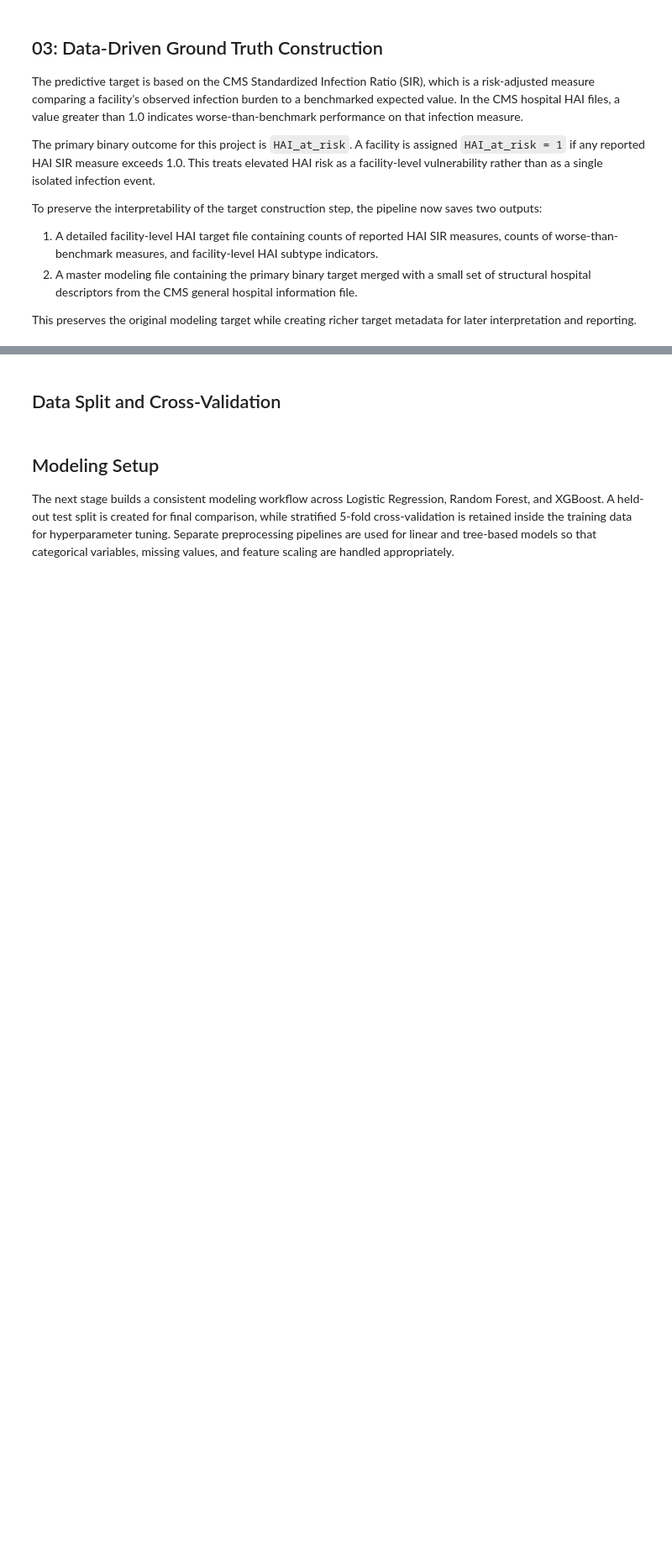
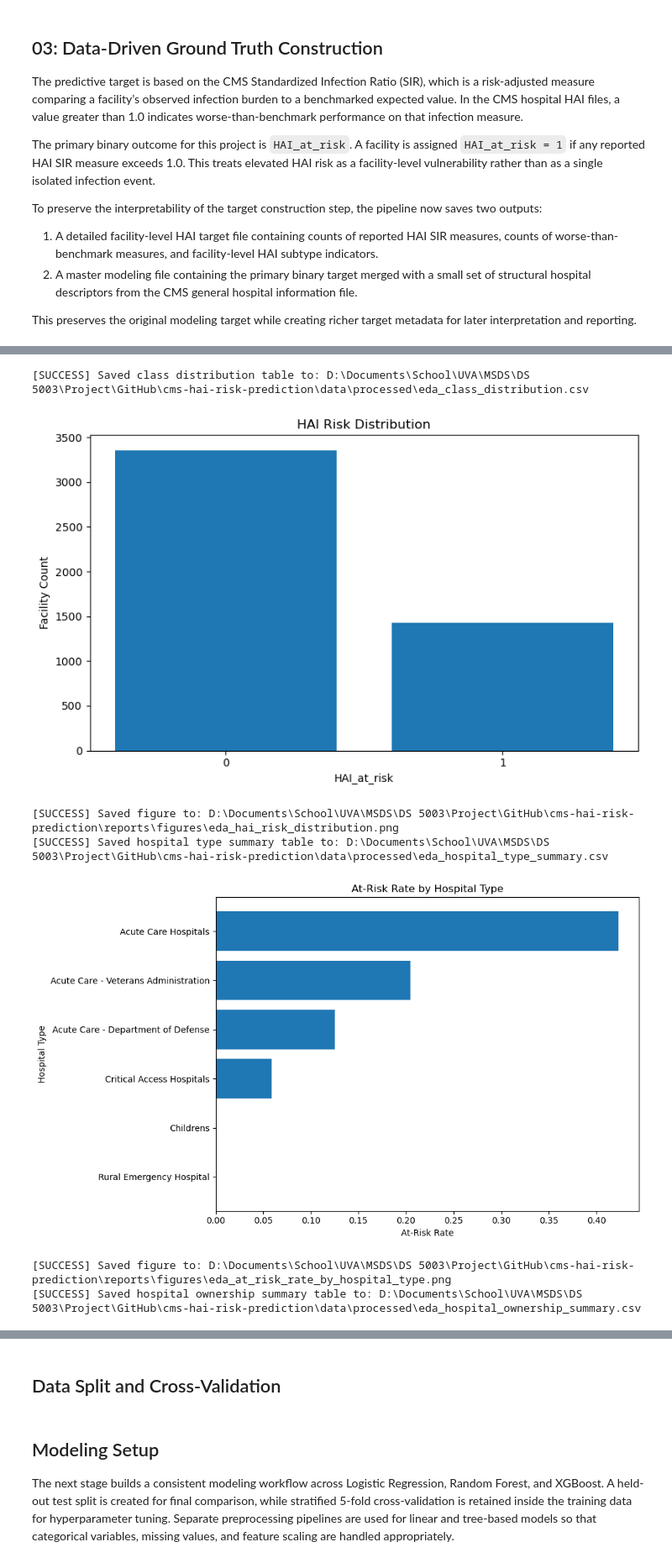
Before and after one commit to Rjashby1/cms-hai-risk-prediction, a Jupyter notebook: code/main_pipeline.ipynb, the cells around one changed output, grey strips where cells are left out. Shown at 84% size. Saved outputs shown, nothing was run; the diff lists cells and outputs as text; code cells hidden in the pictures; blank space fills up the shorter version.

```diff
--- a/code/main_pipeline.ipynb
+++ b/code/main_pipeline.ipynb
@@ -151,5 +177,16 @@ Visualizing the risk distribution across the dataset.
 # %%
 step_04 = importlib.import_module("04_data_analysis")
+importlib.reload(step_04)
 
-if 'master_data' in locals():
-    step_04.run_eda()
+if "master_data" in locals():
+    eda_outputs = step_04.run_eda()
+else:
+    print("master_data not found. Run Step 03 first.")
+# %% [output]
+[SUCCESS] Saved class distribution table to: D:\Documents\School\UVA\MSDS\DS 5003\Project\GitHub\cms-hai-risk-prediction\data\processed\eda_class_distribution.csv
+[figure, added]
+[SUCCESS] Saved figure to: D:\Documents\School\UVA\MSDS\DS 5003\Project\GitHub\cms-hai-risk-prediction\reports\figures\eda_hai_risk_distribution.png
+[SUCCESS] Saved hospital type summary table to: D:\Documents\School\UVA\MSDS\DS 5003\Project\GitHub\cms-hai-risk-prediction\data\processed\eda_hospital_type_summary.csv
+[figure, added]
+[SUCCESS] Saved figure to: D:\Documents\School\UVA\MSDS\DS 5003\Project\GitHub\cms-hai-risk-prediction\reports\figures\eda_at_risk_rate_by_hospital_type.png
+[SUCCESS] Saved hospital ownership summary table to: D:\Documents\School\UVA\MSDS\DS 5003\Project\GitHub\cms-hai-risk-prediction\data\processed\eda_hospital_ownership_summary.csv
```
Also changed, not shown: parts of 8 cells of this notebook, 4 other files.
